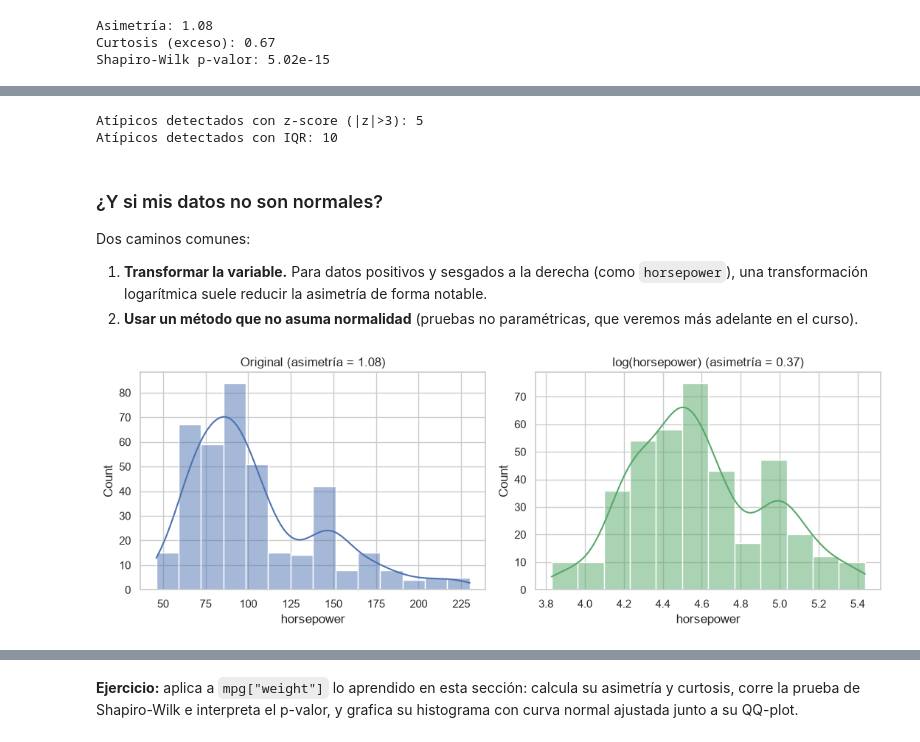
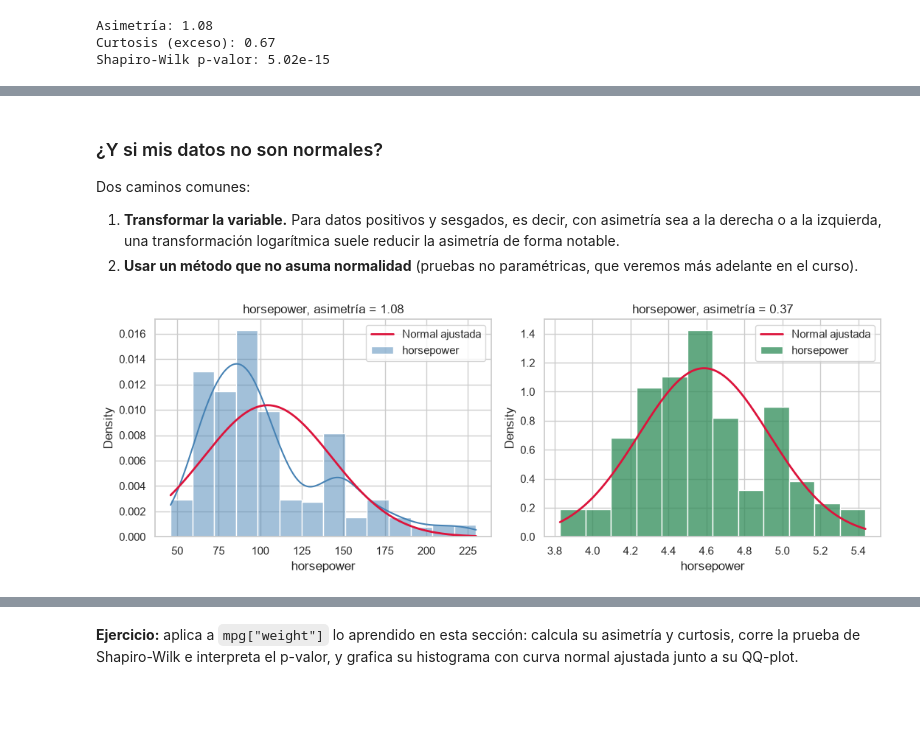
Before and after one commit to nicolasggiraldo/esp_estadistica_202607, a Jupyter notebook: notebooks/03_distribuciones_teoricas_normalidad.ipynb, the cells around one changed output, grey strips where cells are left out. Cells and saved outputs as stored; diff of their text form; code cells hidden in the pictures; blank space fills up the shorter version.

```diff
--- a/notebooks/03_distribuciones_teoricas_normalidad.ipynb
+++ b/notebooks/03_distribuciones_teoricas_normalidad.ipynb
@@ -496,33 +518,24 @@ En la sesión anterior mencionamos que existe un método alternativo al IQR para
-# %%
-hp_mean, hp_std = horsepower.mean(), horsepower.std()
-z_scores = (horsepower - hp_mean) / hp_std
-
-zscore_outliers = (z_scores.abs() > 3).sum()
-hp_q1, hp_q3 = horsepower.quantile([0.25, 0.75])
-hp_iqr = hp_q3 - hp_q1
-iqr_outliers = ((horsepower < hp_q1 - 1.5 * hp_iqr) | (horsepower > hp_q3 + 1.5 * hp_iqr)).sum()
-
-print(f"Atípicos detectados con z-score (|z|>3): {zscore_outliers}")
-print(f"Atípicos detectados con IQR: {iqr_outliers}")
-# %% [output]
-Atípicos detectados con z-score (|z|>3): 5
-Atípicos detectados con IQR: 10
 # %% [markdown]
 ### ¿Y si mis datos no son normales?
 
 Dos caminos comunes:
 
-1. **Transformar la variable.** Para datos positivos y sesgados a la derecha (como `horsepower`), una transformación logarítmica suele reducir la asimetría de forma notable.
+1. **Transformar la variable.** Para datos positivos y sesgados, es decir, con asimetría sea a la derecha o a la izquierda, una transformación logarítmica suele reducir la asimetría de forma notable.
 2. **Usar un método que no asuma normalidad** (pruebas no paramétricas, que veremos más adelante en el curso).
-# %%
-horsepower_log = np.log(horsepower)
-
-fig, axes = plt.subplots(1, 2, figsize=(11, 4))
-sns.histplot(horsepower, kde=True, ax=axes[0])
-axes[0].set_title(f"Original (asimetría = {stats.skew(horsepower):.2f})")
-sns.histplot(horsepower_log, kde=True, ax=axes[1], color="#55A868")
-axes[1].set_title(f"log(horsepower) (asimetría = {stats.skew(horsepower_log):.2f})")
-plt.tight_layout()
-plt.show()
-# %% [output]
-[figure, removed]
+# %%
+def plot_with_normal_fit(data, ax, color, kde=False):
+    sns.histplot(data, kde=kde, stat="density", ax=ax, color=color, label=data.name)
+    x = np.linspace(data.min(), data.max(), 200)
+    ax.plot(x, stats.norm.pdf(x, data.mean(), data.std()), color="crimson", linewidth=2, label="Normal ajustada")
+    ax.set_title(f"{data.name}, asimetría = {stats.skew(data):.2f}")
+    ax.legend()
+# %%
+horsepower_log = np.log(horsepower)
+
+fig, axes = plt.subplots(1, 2, figsize=(11, 4))
+plot_with_normal_fit(horsepower, axes[0], color="steelblue", kde=True)
+plot_with_normal_fit(horsepower_log, axes[1], color="seagreen")
+plt.tight_layout()
+plt.show()
+# %% [output]
+[figure, added]
```
Also changed, not shown: parts of 15 cells of this notebook, 3 other files.
